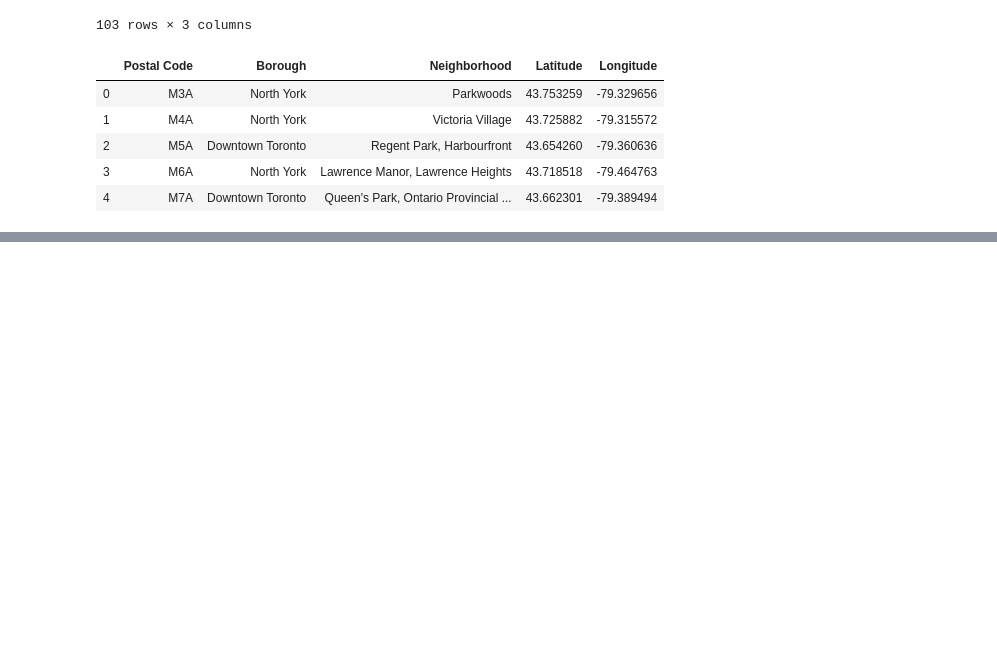
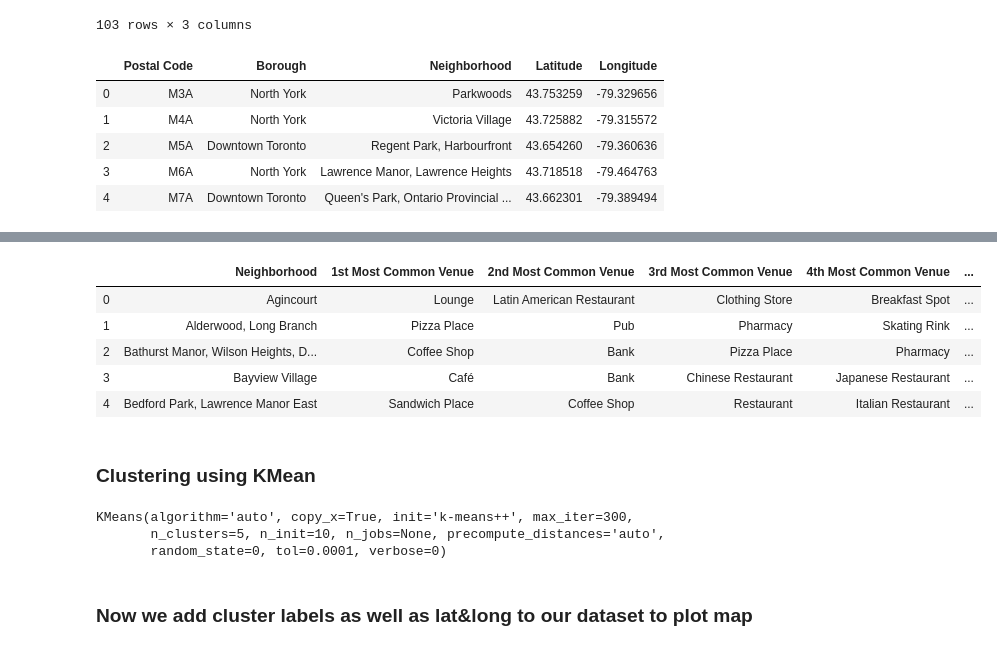
Before and after one commit to Chris4lilv/IBM-DS-Capstone, a Jupyter notebook: Capstone project.ipynb, the cells around one changed output, grey strips where cells are left out. Cells and saved outputs as stored; diff of their text form; code cells hidden in the pictures; blank space fills up the shorter version.

Commit message:
Segmenting and Clustering

```diff
--- a/Capstone project.ipynb
+++ b/Capstone project.ipynb
@@ -65,0 +212,38 @@ df.head()
+# %%
+tor_grouped = tor_onehot.groupby('Neighborhood').mean().reset_index()
+# %%
+def return_most_common_venues(row, num_top_venues):
+    row_categories = row.iloc[1:]
+    row_categories_sorted = row_categories.sort_values(ascending=False)
+
+    return row_categories_sorted.index.values[0:num_top_venues]
+# %%
+num_top_venues = 10
+
+indicators = ['st', 'nd', 'rd']
+
+# create columns according to number of top venues
+columns = ['Neighborhood']
+for ind in np.arange(num_top_venues):
+    try:
+        columns.append('{}{} Most Common Venue'.format(ind+1, indicators[ind]))
+    except:
+        columns.append('{}th Most Common Venue'.format(ind+1))
+
+# create a new dataframe
+neighborhoods_venues_s = pd.DataFrame(columns=columns)
+neighborhoods_venues_s['Neighborhood'] = tor_grouped['Neighborhood']
+
+for ind in np.arange(tor_grouped.shape[0]):
+    neighborhoods_venues_s.iloc[ind, 1:] = return_most_common_venues(tor_grouped.iloc[ind, :], num_top_venues)
+
+neighborhoods_venues_s.head()
+# %% [output]
+|  | Neighborhood | 1st Most Common Venue | 2nd Most Common Venue | 3rd Most Common Venue | 4th Most Common Venue | ... |
+| 0 | Agincourt | Lounge | Latin American Restaurant | Clothing Store | Breakfast Spot | ... |
+| 1 | Alderwood, Long Branch | Pizza Place | Pub | Pharmacy | Skating Rink | ... |
+| 2 | Bathurst Manor, Wilson Heights, D... | Coffee Shop | Bank | Pizza Place | Pharmacy | ... |
+| 3 | Bayview Village | Café | Bank | Chinese Restaurant | Japanese Restaurant | ... |
+| 4 | Bedford Park, Lawrence Manor East | Sandwich Place | Coffee Shop | Restaurant | Italian Restaurant | ... |
+# %% [markdown]
+### Clustering using KMean
@@ -65,0 +252,8 @@ df.head()
+# %%
+clusters = 5
+kmeans = KMeans(n_clusters=clusters, random_state=0)
+kmeans.fit(train)
+# %% [output]
+KMeans(algorithm='auto', copy_x=True, init='k-means++', max_iter=300,
+       n_clusters=5, n_init=10, n_jobs=None, precompute_distances='auto',
+       random_state=0, tol=0.0001, verbose=0)
@@ -65,0 +262,2 @@ df.head()
+# %% [markdown]
+### Now we add cluster labels as well as lat&long to our dataset to plot map
```
Also changed, not shown: parts of 28 cells of this notebook.
